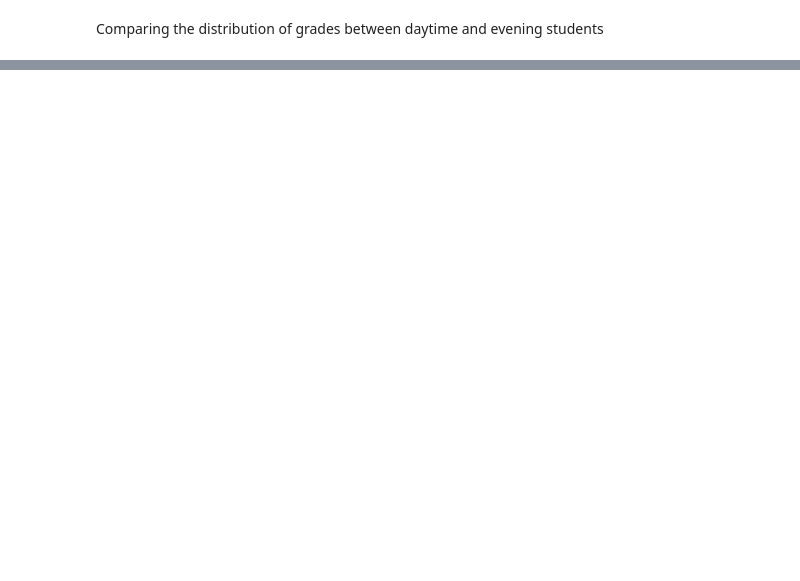
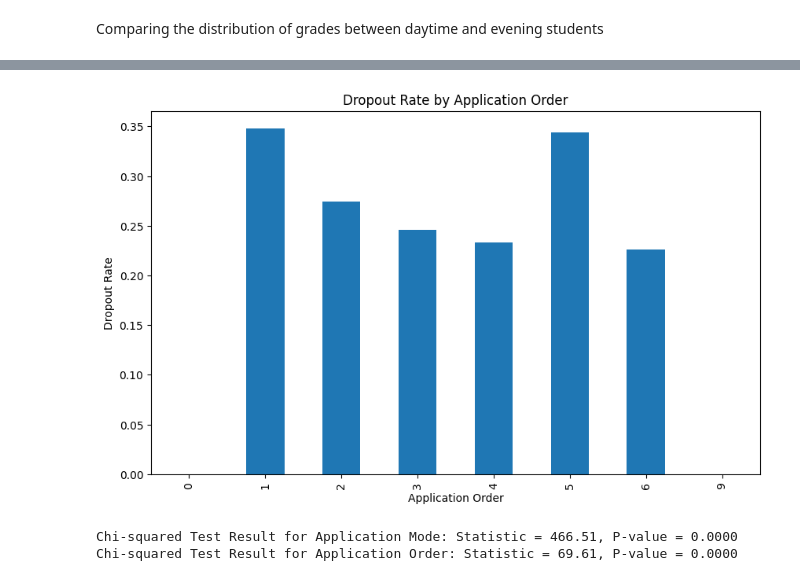
Before and after one commit to KANUBALAD/ML-Fairness-in-School-DropOut-, a Jupyter notebook: Notebooks/EDA of School Dropout Dataset.ipynb, the cells around one changed output, grey strips where cells are left out. Drawn from its saved outputs; the diff is of its cells as text; code cells hidden in the pictures; blank space fills up the shorter version.

```diff
--- a/Notebooks/EDA of School Dropout Dataset.ipynb
+++ b/Notebooks/EDA of School Dropout Dataset.ipynb
@@ -654,0 +770,8 @@ Relationship between scholarship holding status and dropout rate.
+# %%
+# Create a new column where Dropouts are represented by 1 and Graduates by 0
+df_school['is_dropout'] = df_school['Target'].apply(lambda x: 1 if x == 'Dropout' else 0 if x == 'Graduate' else None)
+
+# Compute the correlation
+correlation = df_school[['average_grade', 'is_dropout']].dropna().corr().iloc[0, 1]
+
+print(f"Pearson's correlation coefficient between average grades and dropout status: {correlation:.3f}")
@@ -654,0 +853,25 @@ Relationship between scholarship holding status and dropout rate.
+# %%
+# Define the mapping
+app_mode_mapping = {
+    1: "1st phase—general contingent",
+    2: "Ordinance No. 612/93",
+    3: "1st phase—special contingent (Azores Island)",
+    4: "Holders of other higher courses",
+    5: "Ordinance No. 854-B/99",
+    6: "International student (bachelor)",
+    7: "1st phase—special contingent (Madeira Island)",
+    8: "2nd phase—general contingent",
+    9: "3rd phase—general contingent",
+    10: "Ordinance No. 533-A/99, item b2) (Different Plan)",
+    11: "Ordinance No. 533-A/99, item b3 (Other Institution)",
+    12: "Over 23 years old",
+    13: "Transfer",
+    14: "Change in course",
+    15: "Technological specialization diploma holders",
+    16: "Change in institution/course",
+    17: "Short cycle diploma holders",
+    18: "Change in institution/course (International)"
+}
+
+# Use the replace method on the 'Application mode' column
+df_school['Application mode'] = df_school['Application mode'].replace(app_mode_mapping)
@@ -654,0 +928,25 @@ Relationship between scholarship holding status and dropout rate.
+# %%
+# Create a crosstab table of 'Application order' vs 'Target'
+app_order_vs_dropout = pd.crosstab(df_school['Application order'], df_school['Target'], normalize='index')
+
+# Visualize the dropout rates for each application order
+app_order_vs_dropout['Dropout'].plot(kind='bar', figsize=(10, 6))
+plt.title("Dropout Rate by Application Order")
+plt.ylabel("Dropout Rate")
+plt.xlabel("Application Order")
+plt.show()
+# %% [output]
+[figure, added]
+# %%
+from scipy.stats import chi2_contingency
+
+# Chi-squared test for Application Mode
+chi2_stat, p_val_mode, _, _ = chi2_contingency(pd.crosstab(df_school['Application mode'], df_school['Target']))
+print(f"Chi-squared Test Result for Application Mode: Statistic = {chi2_stat:.2f}, P-value = {p_val_mode:.4f}")
+
+# Chi-squared test for Application Order
+chi2_stat, p_val_order, _, _ = chi2_contingency(pd.crosstab(df_school['Application order'], df_school['Target']))
+print(f"Chi-squared Test Result for Application Order: Statistic = {chi2_stat:.2f}, P-value = {p_val_order:.4f}")
+# %% [output]
+Chi-squared Test Result for Application Mode: Statistic = 466.51, P-value = 0.0000
+Chi-squared Test Result for Application Order: Statistic = 69.61, P-value = 0.0000
```
Also changed, not shown: parts of 41 cells of this notebook.
